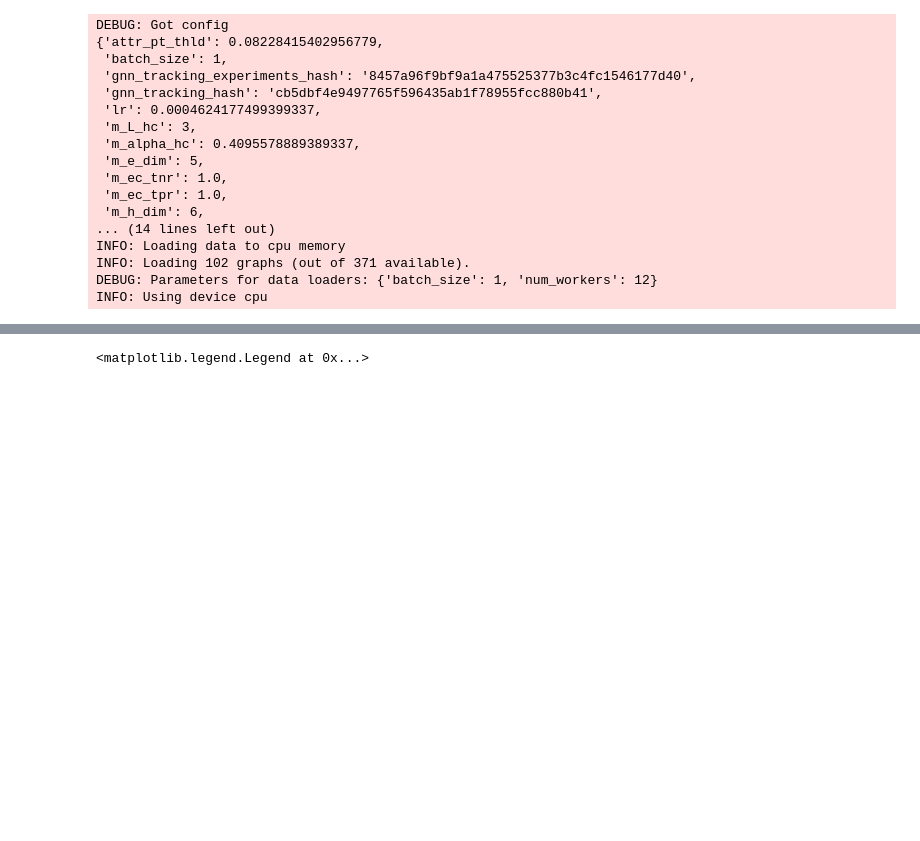
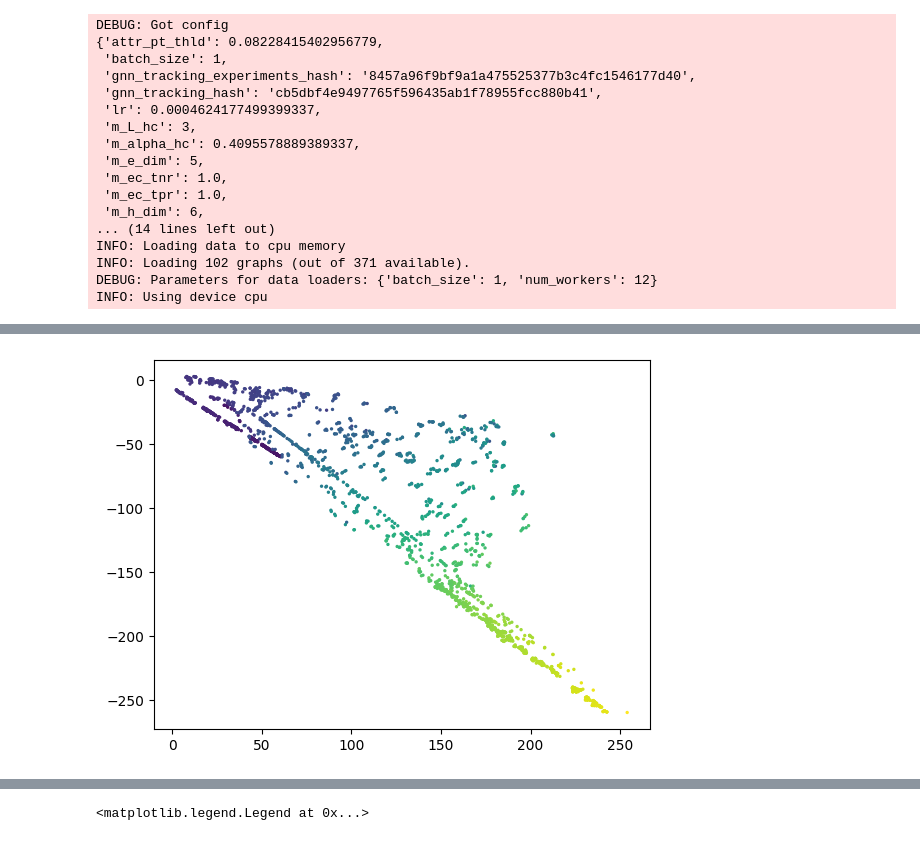
Before and after one commit to gnn-tracking/klieret-gnn-tracking-experiments, a Jupyter notebook: notebooks/restore_and_cluster_plots.ipynb, the cells around one changed output, grey strips where cells are left out. Drawn from its saved outputs; the diff is of its cells as text; code cells hidden in the pictures; blank space fills up the shorter version.

```diff
--- a/notebooks/restore_and_cluster_plots.ipynb
+++ b/notebooks/restore_and_cluster_plots.ipynb
@@ -113,3 +116,9 @@ plot_all_coordinates(x)
 # plt.scatter(x[pid > 0][:, 0], x[pid > 0][:, 1], c="black", label="No noise")
 # plt.scatter(x[pid <= 0][:, 0], x[pid <= 0][:, 1], c="red", label="Noise")
 # plt.legend()
+# %%
+def plot_vs_eta(x, data):
+    plt.scatter(x[:, 0], x[:,1], c=data.x[:, 3], s=2)
+
+def plot_vs_phi(x, data):
+    plt.scatter(x[:, 0], x[:,1], c=data.x[:, 2], s=2)
@@ -115,0 +132,5 @@ plot_all_coordinates(x)
+# %%
+%matplotlib inline
+plot_vs_eta(x_major, data)
+# %% [output]
+[figure, added]
```
Also changed, not shown: parts of 29 cells of this notebook.
